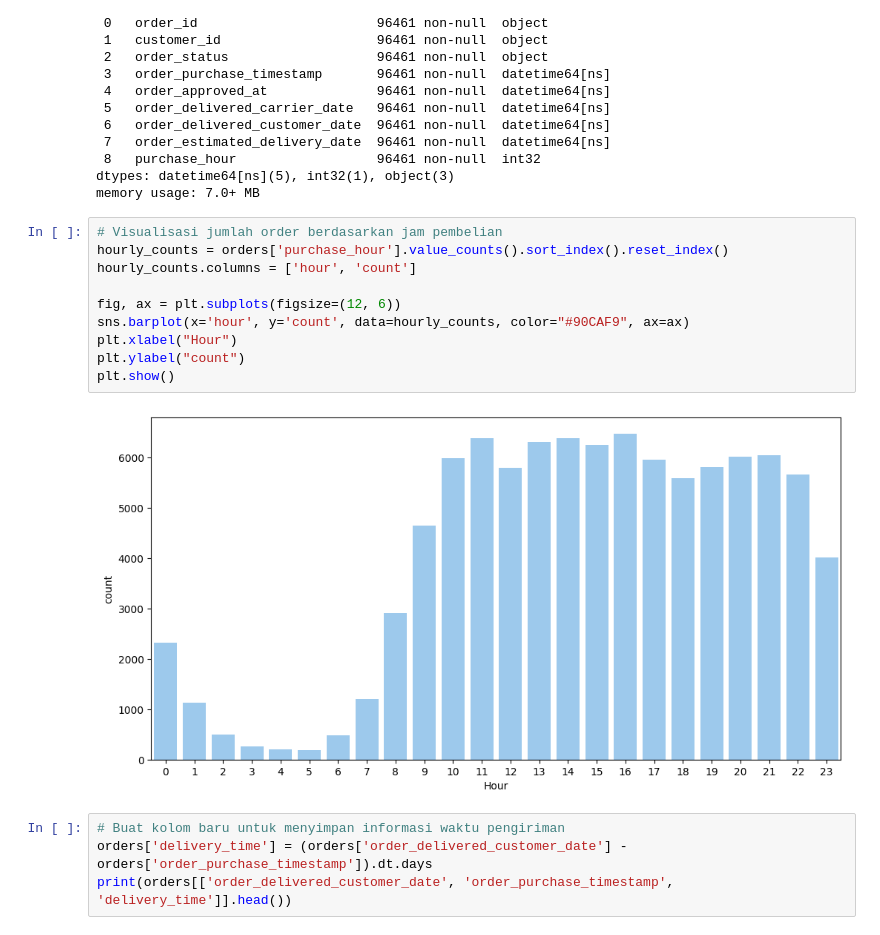
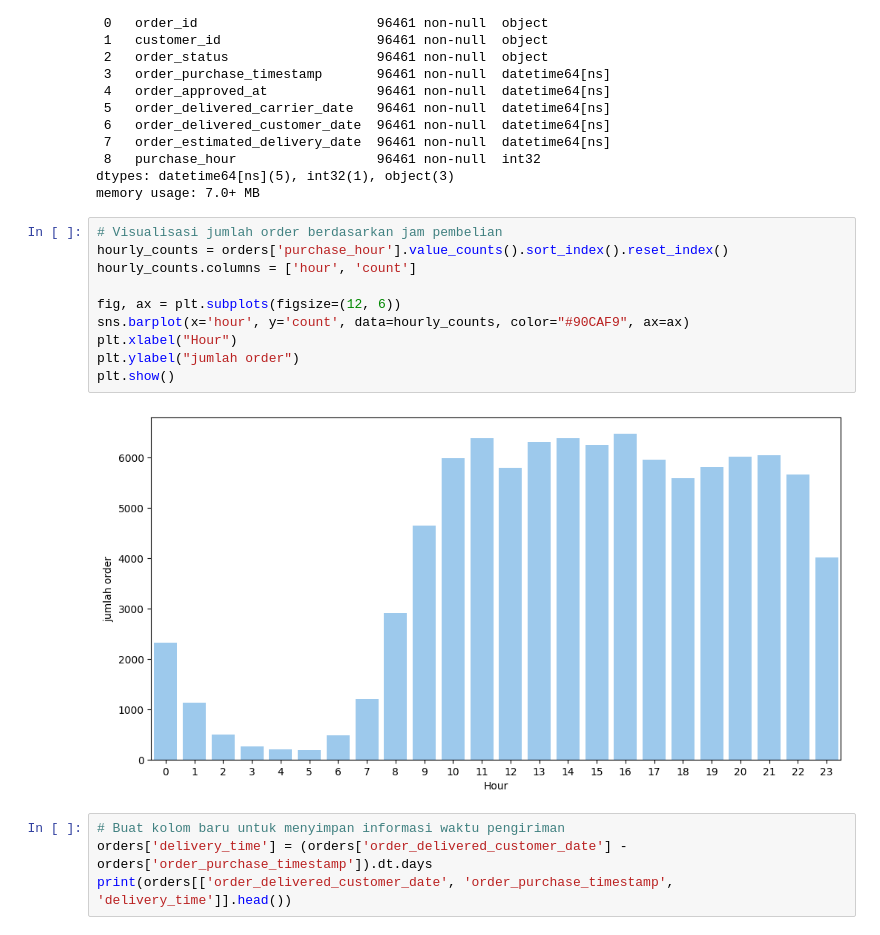
Before and after one commit to GreatlyHizkia/Project-Data-Analysis-OLIST, a Jupyter notebook: Notebook.ipynb, the cells around one changed output. Saved outputs shown, nothing was run; the diff lists cells and outputs as text.

```diff
--- a/Notebook.ipynb
+++ b/Notebook.ipynb
@@ -916,15 +916,15 @@ memory usage: 7.0+ MB
 # %%
 # Visualisasi jumlah order berdasarkan jam pembelian
 hourly_counts = orders['purchase_hour'].value_counts().sort_index().reset_index()
 hourly_counts.columns = ['hour', 'count']
 
 fig, ax = plt.subplots(figsize=(12, 6))
 sns.barplot(x='hour', y='count', data=hourly_counts, color="#90CAF9", ax=ax)
 plt.xlabel("Hour")
-plt.ylabel("count")
+plt.ylabel("jumlah order")
 plt.show()
 # %% [output]
-[figure, old version]
+[figure, new version]
 # %%
 # Buat kolom baru untuk menyimpan informasi waktu pengiriman
 orders['delivery_time'] = (orders['order_delivered_customer_date'] - orders['order_purchase_timestamp']).dt.days
```
Also changed, not shown: parts of 7 cells of this notebook, 4 other files.
